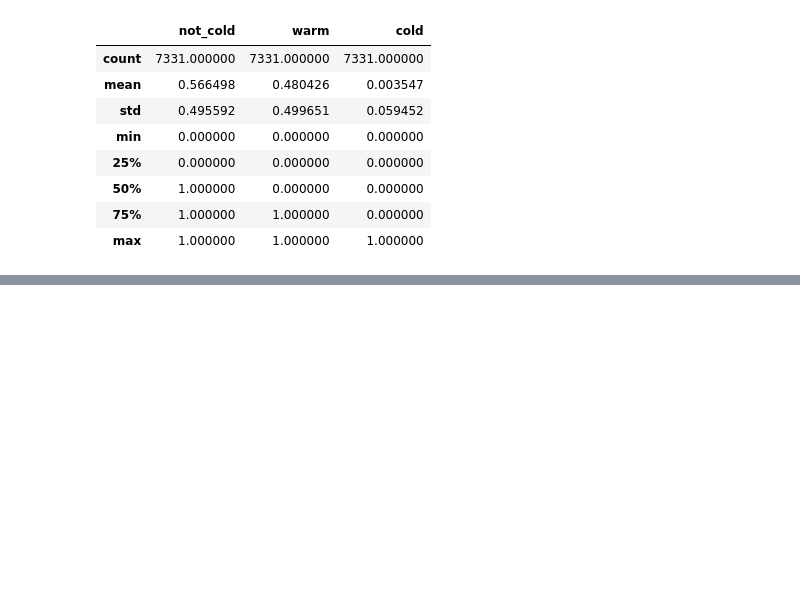
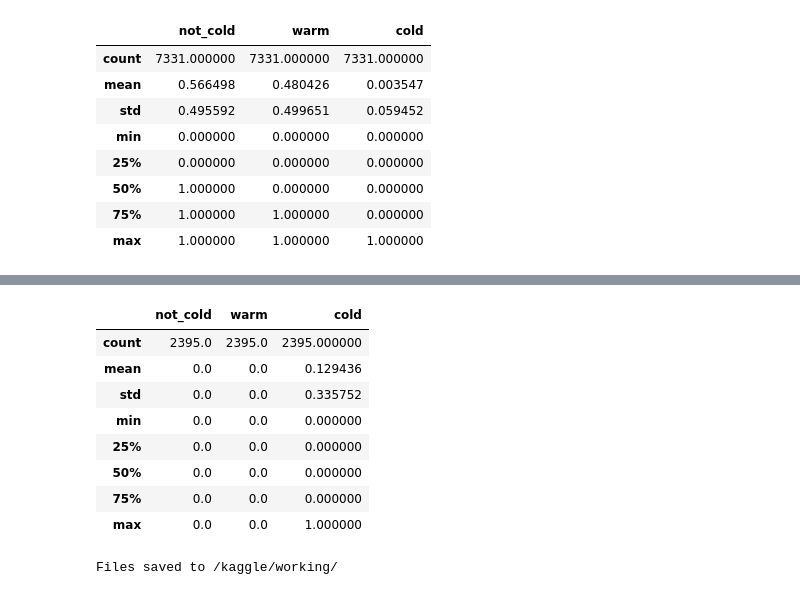
Before and after one commit to kechenkristin/RecLLM, a Jupyter notebook: movie-lens-dp.ipynb, the cells around one changed output, grey strips where cells are left out. Drawn from its saved outputs; the diff is of its cells as text; code cells hidden in the pictures; blank space fills up the shorter version.

```diff
--- a/movie-lens-dp.ipynb
+++ b/movie-lens-dp.ipynb
@@ -355,0 +552,25 @@ print(f"Files saved to {save_path}")
+# %%
+test_book[['not_cold','warm','cold']].describe()
+# %% [output]
+|  | not_cold | warm | cold |
+| count | 2395.0 | 2395.0 | 2395.000000 |
+| mean | 0.0 | 0.0 | 0.129436 |
+| std | 0.0 | 0.0 | 0.335752 |
+| min | 0.0 | 0.0 | 0.000000 |
+| 25% | 0.0 | 0.0 | 0.000000 |
+| 50% | 0.0 | 0.0 | 0.000000 |
+| 75% | 0.0 | 0.0 | 0.000000 |
+| max | 0.0 | 0.0 | 1.000000 |
+# %%
+save_path = "/kaggle/working/"
+
+# Ensure directory exists
+os.makedirs(save_path, exist_ok=True)
+
+# Save DataFrames as pickle files
+test_book.to_pickle(os.path.join(save_path, "test_warm_cold_ood2.pkl"))
+
+
+print(f"Files saved to {save_path}")
+# %% [output]
+Files saved to /kaggle/working/
```
Also changed, not shown: parts of 33 cells of this notebook.
